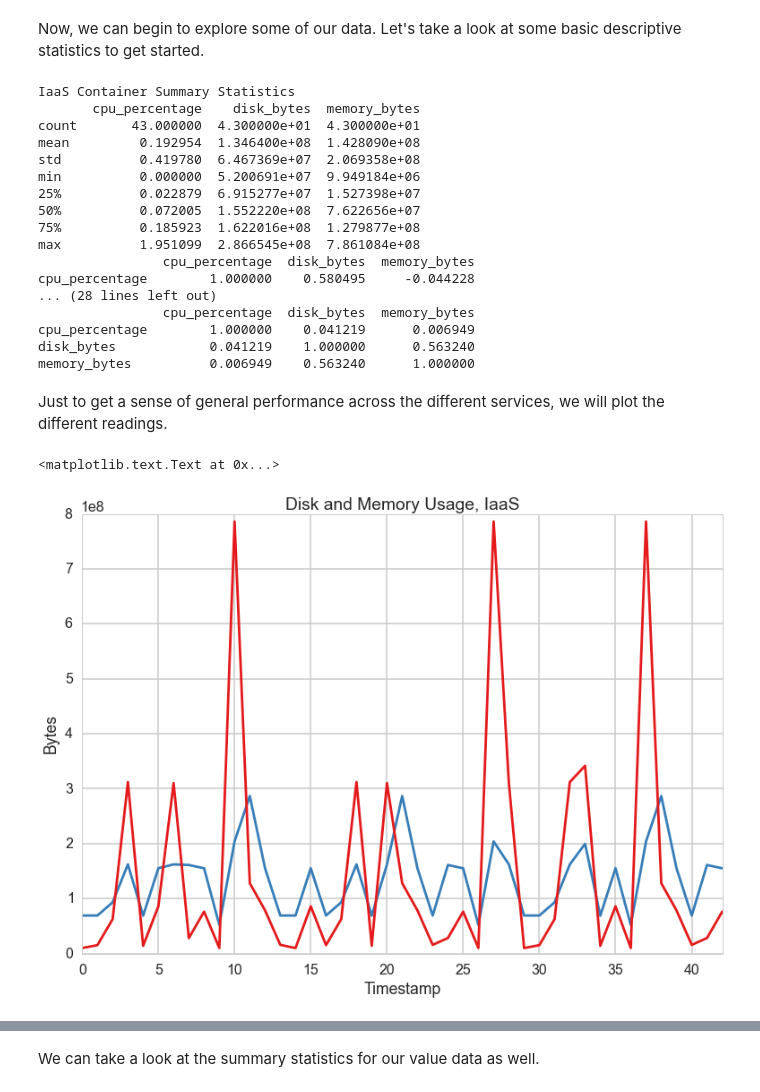
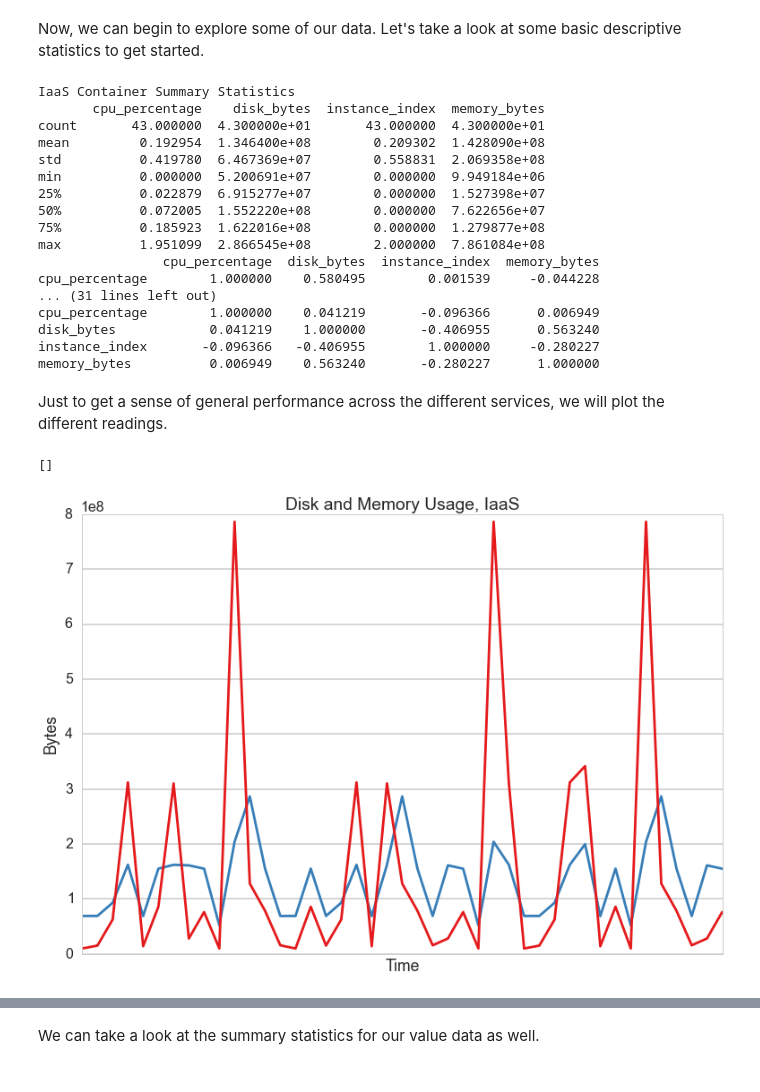
Before and after one commit to harvard-team-pivot/elastic-compute, a Jupyter notebook: elasticCompute.ipynb, the cells around one changed output, grey strips where cells are left out. Saved outputs shown, nothing was run; the diff lists cells and outputs as text; code cells hidden in the pictures.

```diff
--- a/elasticCompute.ipynb
+++ b/elasticCompute.ipynb
@@ -123,7 +123,7 @@ def container_clean(data):
             eventType = item.replace("eventType:","")
             eventTypeList.append(eventType)
         if "timestamp:" in item:
-            timestamp = item.replace("timestamp:","")
+            timestamp = int(item.replace("timestamp:",""))
             timestampList.append(timestamp)
         if "deployment:" in item:
             deployment = item.replace("deployment:","")
@@ -297,33 +297,34 @@ print container_SaaSDF.describe()
 print container_SaaSDF.corr()
 # %% [output]
 IaaS Container Summary Statistics
-       cpu_percentage    disk_bytes  memory_bytes
-count       43.000000  4.300000e+01  4.300000e+01
-mean         0.192954  1.346400e+08  1.428090e+08
-std          0.419780  6.467369e+07  2.069358e+08
-min          0.000000  5.200691e+07  9.949184e+06
-25%          0.022879  6.915277e+07  1.527398e+07
-50%          0.072005  1.552220e+08  7.622656e+07
-75%          0.185923  1.622016e+08  1.279877e+08
-max          1.951099  2.866545e+08  7.861084e+08
-                cpu_percentage  disk_bytes  memory_bytes
-cpu_percentage        1.000000    0.580495     -0.044228
-... (28 lines left out)
-                cpu_percentage  disk_bytes  memory_bytes
-cpu_percentage        1.000000    0.041219      0.006949
-disk_bytes            0.041219    1.000000      0.563240
-memory_bytes          0.006949    0.563240      1.000000
+       cpu_percentage    disk_bytes  instance_index  memory_bytes
+count       43.000000  4.300000e+01       43.000000  4.300000e+01
+mean         0.192954  1.346400e+08        0.209302  1.428090e+08
+std          0.419780  6.467369e+07        0.558831  2.069358e+08
+min          0.000000  5.200691e+07        0.000000  9.949184e+06
+25%          0.022879  6.915277e+07        0.000000  1.527398e+07
+50%          0.072005  1.552220e+08        0.000000  7.622656e+07
+75%          0.185923  1.622016e+08        0.000000  1.279877e+08
+max          1.951099  2.866545e+08        2.000000  7.861084e+08
+                cpu_percentage  disk_bytes  instance_index  memory_bytes
+cpu_percentage        1.000000    0.580495        0.001539     -0.044228
+... (31 lines left out)
+cpu_percentage        1.000000    0.041219       -0.096366      0.006949
+disk_bytes            0.041219    1.000000       -0.406955      0.563240
+instance_index       -0.096366   -0.406955        1.000000     -0.280227
+memory_bytes          0.006949    0.563240       -0.280227      1.000000
 # %% [markdown]
 Just to get a sense of general performance across the different services, we will plot the different readings.
 # %%
 ax = sns.tsplot(container_IaaSDF.disk_bytes, color = "#377eb8")
 ax = sns.tsplot(container_IaaSDF.memory_bytes, color = "#e41a1c")
 ax.set_title("Disk and Memory Usage, IaaS")
 ax.set_ylabel("Bytes")
-ax.set_xlabel("Timestamp")
+ax.set_xlabel("Time")
+ax.get_xaxis().set_ticks([])
 # %% [output]
-<matplotlib.text.Text at 0x...>
+[]
-[figure, old version]
+[figure, new version]
 # %%
 ax = sns.tsplot(container_PaaSDF.disk_bytes, color = "#377eb8")
 ax = sns.tsplot(container_PaaSDF.memory_bytes, color = "#e41a1c")
```
Also changed, not shown: parts of 13 cells of this notebook.
